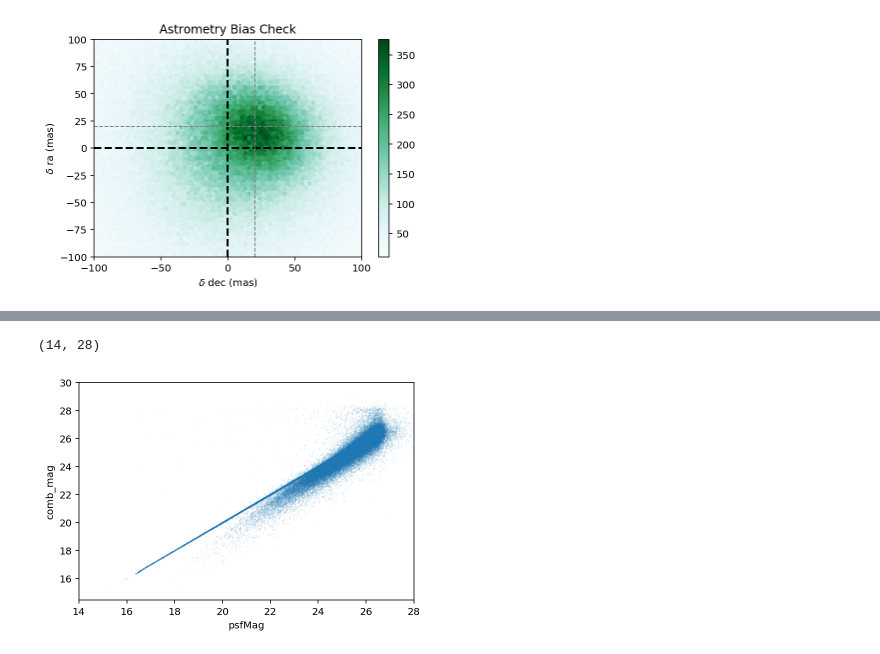
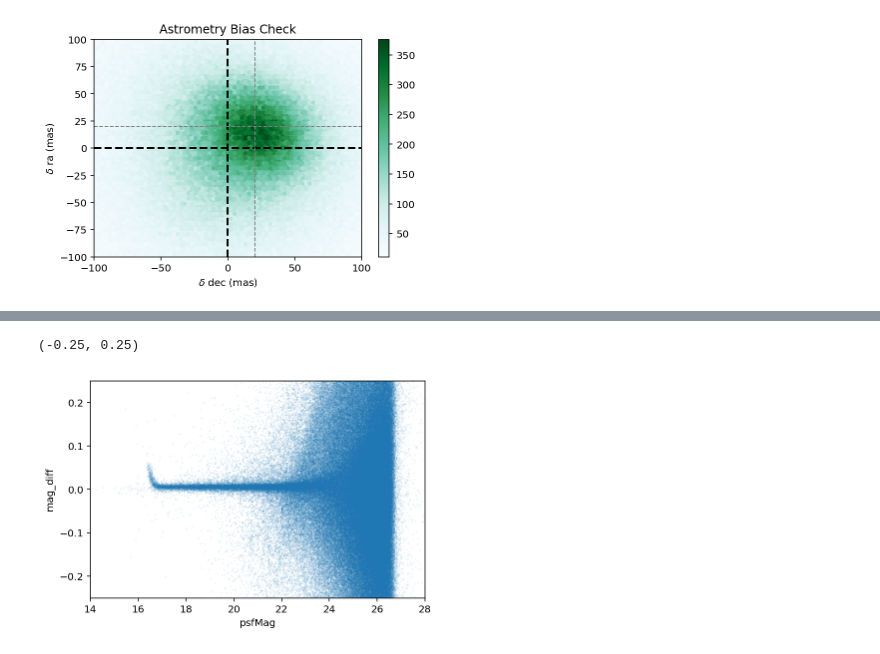
Before and after one commit to cwwalter/DC1_Analysis, a Jupyter notebook: Notebooks/Star-Galaxy.ipynb, the cells around one changed output, grey strips where cells are left out. Drawn from its saved outputs; the diff is of its cells as text; code cells hidden in the pictures.

```diff
--- a/Notebooks/Star-Galaxy.ipynb
+++ b/Notebooks/Star-Galaxy.ipynb
@@ -13,7 +13,9 @@ Populating the interactive namespace from numpy and matplotlib
 # %% [markdown]
 Read in the dataframes which I have extracted from the Dask files and added analysis flags and variables to.
 # %%
-path = '/global/cscratch1/sd/cwalter/'
+#path = '/global/cscratch1/sd/cwalter/'
+
+path = '/Users/walter/LSST/DC1/DC1-HDF5/'
 
 #with pd.HDFStore(path + 'analysis-dataframes.h5') as f:
 #    analysis = f['analysis']
@@ -50,7 +54,8 @@ restricted_columns = ['coord_ra','coord_dec', 'psfMag', 'cmodelMag','comb_mag',
 single =  matched.query(cut) \
     .query('distance < 1.0') \
     .assign(mag_diff = lambda x:
-            abs(np.where(x.object_class == "stars", x.psfMag, x.cmodelMag) - x.comb_mag)) \
-    .sort_values(['mag_diff'])\
+            np.where(x.object_class == "stars", x.psfMag, x.cmodelMag) - x.comb_mag) \
+    .assign(abs_mag_diff = lambda x: x.mag_diff.abs()) \
+    .sort_values('abs_mag_diff')\
     .groupby('match_index').first()
 # %% [output]
@@ -230,7 +252,7 @@ array([[<matplotlib.axes._subplots.AxesSubplot object at 0x...>]], dtype=object)
 # %%
-single[::100].query('distance<3.0').plot.scatter('psfMag', 'comb_mag', marker=".", s=.01)
+single[::20].plot.scatter('psfMag', 'mag_diff', marker=".", s=.01)
 plt.xlim(14,  28)
-#plt.ylim(-0.25,  0.25)
+plt.ylim(-0.25,  0.25)
 # %% [output]
-(14, 28)
+(-0.25, 0.25)
-[figure, old version]
+[figure, new version]
```
Also changed, not shown: parts of 16 cells of this notebook.
